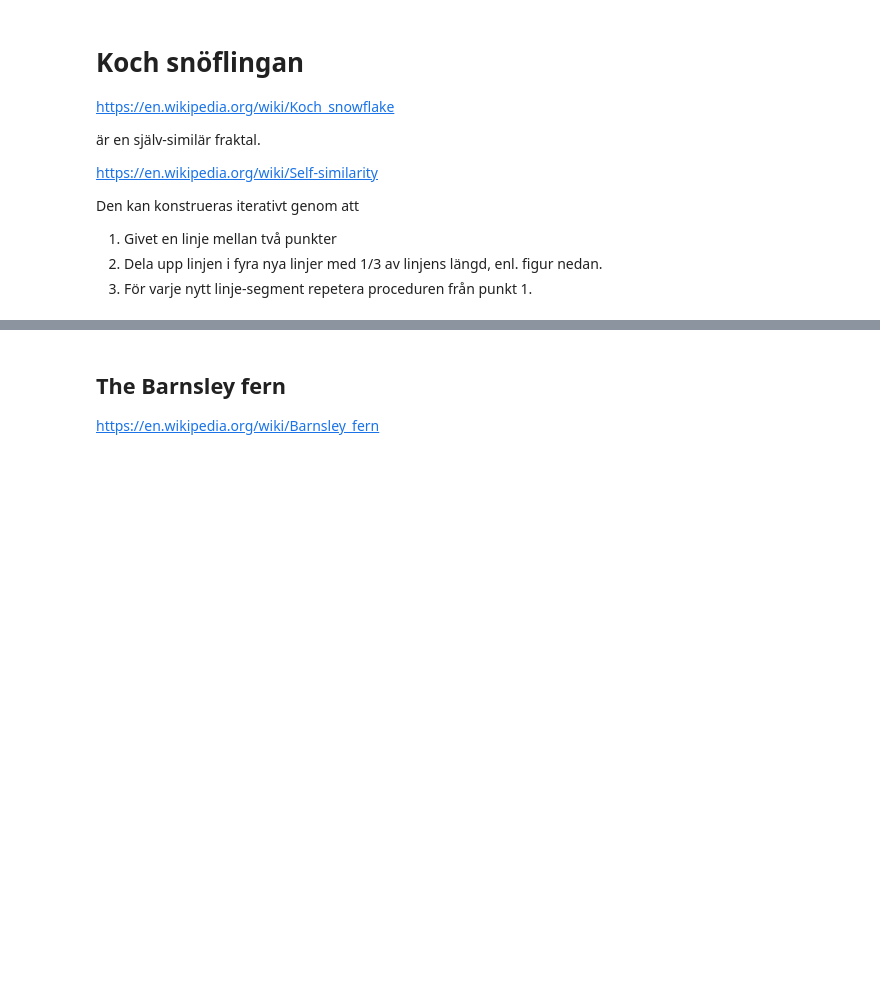
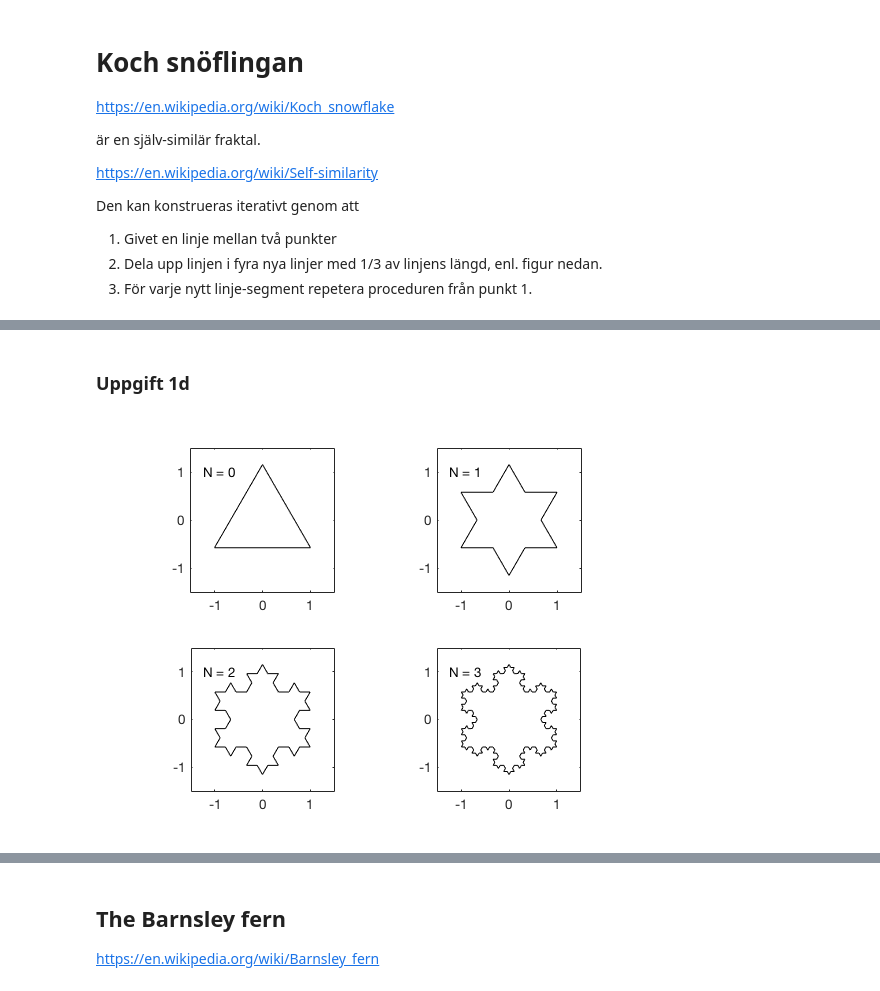
Before and after one commit to HugoStrand/matlab-intro, a Jupyter notebook: Övningar/lösningsförslag/Övning4_Lösningsförslag.ipynb, the cells around one changed output, grey strips where cells are left out. Saved outputs shown, nothing was run; the diff lists cells and outputs as text; code cells hidden in the pictures; blank space fills up the shorter version.

```diff
--- a/Övningar/lösningsförslag/Övning4_Lösningsförslag.ipynb
+++ b/Övningar/lösningsförslag/Övning4_Lösningsförslag.ipynb
@@ -158,12 +122,16 @@ axis('off')
+# %% [markdown]
+### Uppgift 1d
 # %%
 figure()
 for N = 0:3
-    v = koch(v_tri, N, -1);
+    v = koch(v_tri, N);
     subplot(2, 2, N+1)
     plot(v(1,:), v(2, :), '-k')
     xlim([-1.5, 1.5])
     ylim([-1.5, 1.5])
     axis('square')
     text(-1.25, 1, sprintf("N = %i", N))
 end
+# %% [output]
+[figure, added]
 # %%
```
Also changed, not shown: parts of 21 cells of this notebook.
